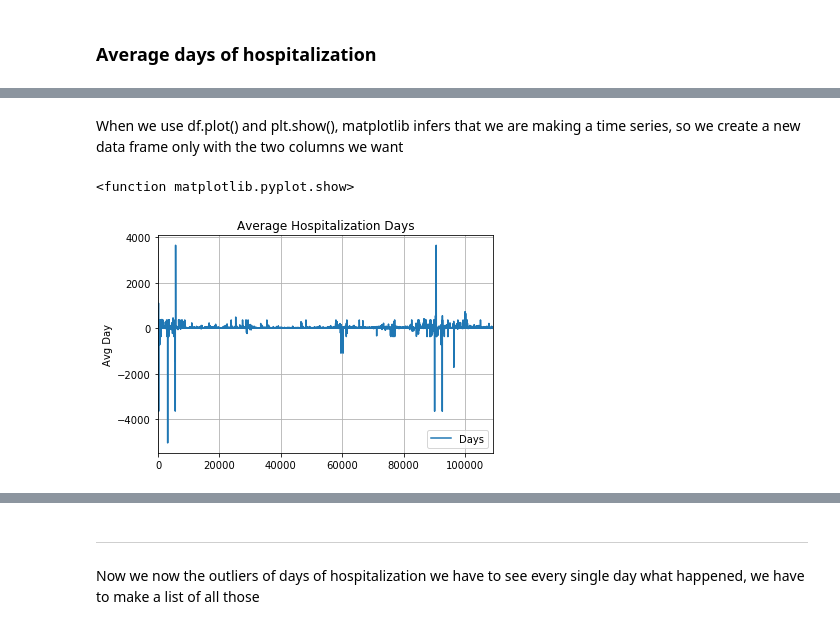
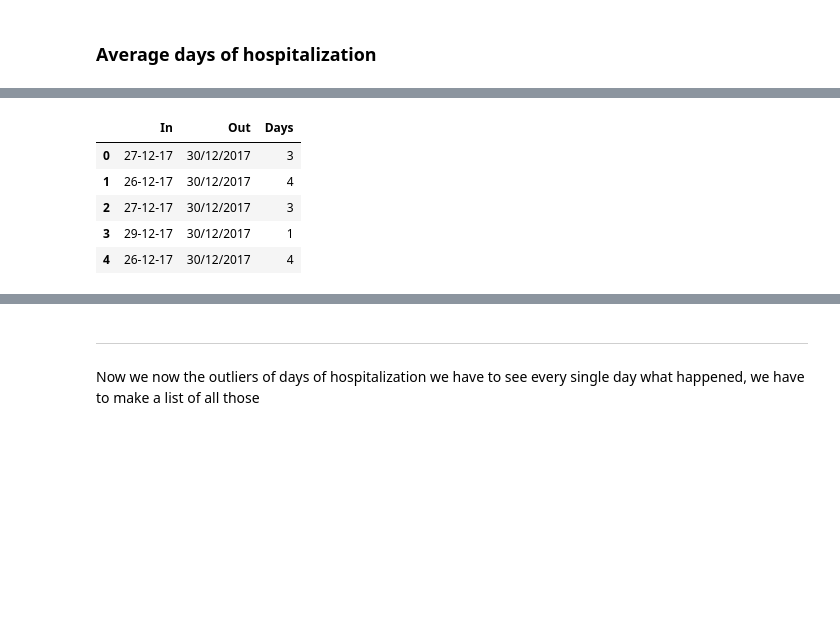
Before and after one commit to pedrohserrano/anomaly-detection-health-insurance, a Jupyter notebook: notebooks/GMM - Avg Days.ipynb, the cells around one changed output, grey strips where cells are left out. Saved outputs shown, nothing was run; the diff lists cells and outputs as text; code cells hidden in the pictures; blank space fills up the shorter version.

```diff
--- a/notebooks/GMM - Avg Days.ipynb
+++ b/notebooks/GMM - Avg Days.ipynb
@@ -39,2 +23,0 @@ AvgDays = df["Days"]
-# %% [markdown]
-When we use df.plot() and plt.show(), matplotlib infers that we are making a time series, so we create a new data frame only with the two columns we want
@@ -46,9 +24,9 @@ df0 = pd.DataFrame(raw_data, columns = ['In', 'Days'])
-# %%
-df0.plot()
-plt.title("Average Hospitalization Days")
-plt.ylabel("Avg Day")
-plt.grid(True)
-plt.show
-# %% [output]
-<function matplotlib.pyplot.show>
-[figure, removed]
+# %%
+df.head()
+# %% [output]
+|  | In | Out | Days |
+| 0 | 27-12-17 | 30/12/2017 | 3 |
+| 1 | 26-12-17 | 30/12/2017 | 4 |
+| 2 | 27-12-17 | 30/12/2017 | 3 |
+| 3 | 29-12-17 | 30/12/2017 | 1 |
+| 4 | 26-12-17 | 30/12/2017 | 4 |
```
Also changed, not shown: parts of 52 cells of this notebook, 1 other file.
